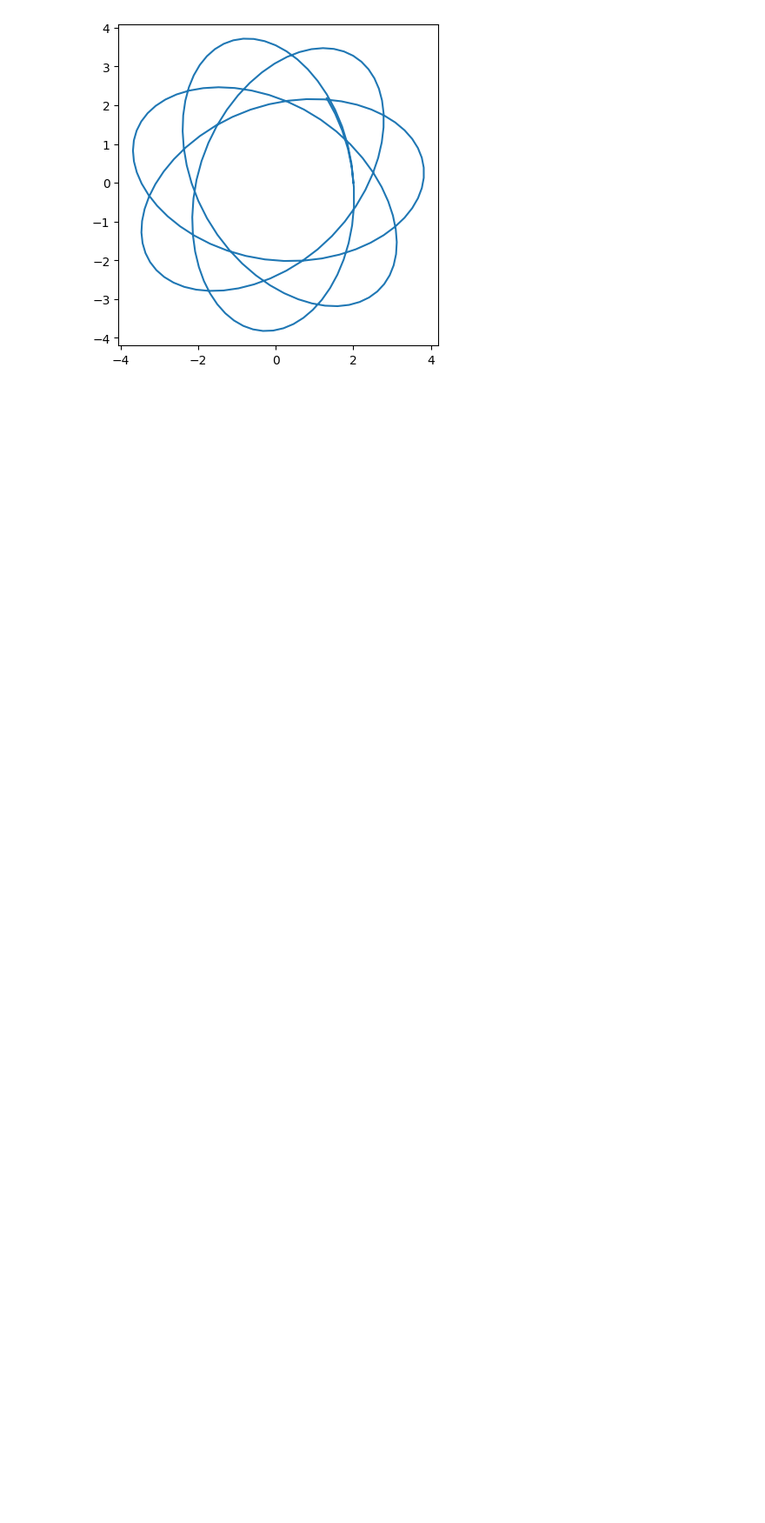
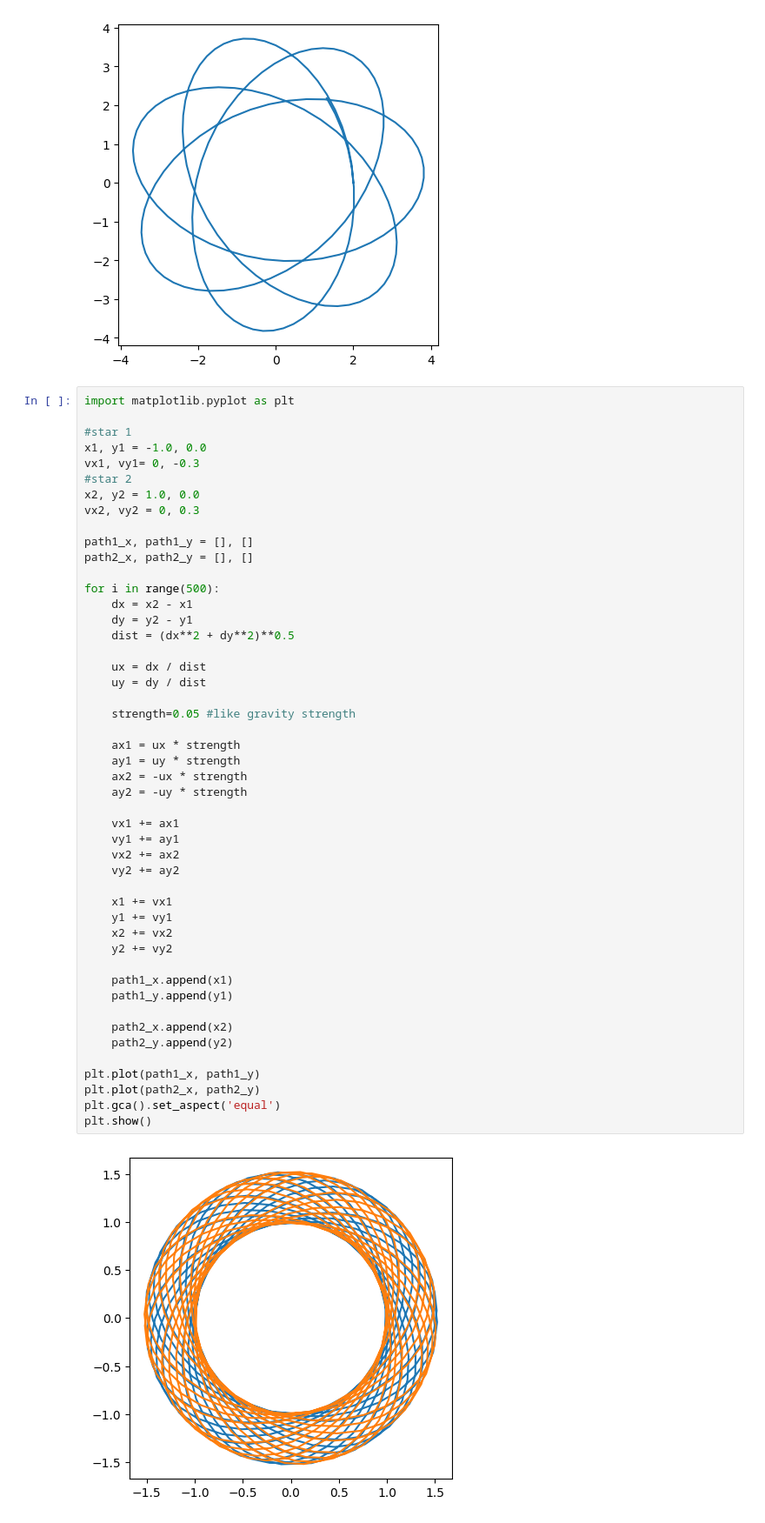
Before and after one commit to theliterallynoone/binary-stars, a Jupyter notebook: first.ipynb, the cells around one changed output. Shown at 87% size. Saved outputs shown, nothing was run; the diff lists cells and outputs as text; blank space fills up the shorter version.

```diff
--- a/first.ipynb
+++ b/first.ipynb
@@ -48,3 +48,53 @@ plt.gca().set_aspect('equal')
 plt.show()
 # %% [output]
 [figure]
+# %%
+import matplotlib.pyplot as plt
+
+#star 1
+x1, y1 = -1.0, 0.0
+vx1, vy1= 0, -0.3
+#star 2
+x2, y2 = 1.0, 0.0
+vx2, vy2 = 0, 0.3
+
+path1_x, path1_y = [], []
+path2_x, path2_y = [], []
+
+for i in range(500):
+    dx = x2 - x1
+    dy = y2 - y1
+    dist = (dx**2 + dy**2)**0.5
+
+    ux = dx / dist
+    uy = dy / dist
+
+    strength=0.05 #like gravity strength
+
+    ax1 = ux * strength
+    ay1 = uy * strength
+    ax2 = -ux * strength
+    ay2 = -uy * strength
+
+    vx1 += ax1
+    vy1 += ay1
+    vx2 += ax2
+    vy2 += ay2
+
+    x1 += vx1
+    y1 += vy1
+    x2 += vx2
+    y2 += vy2
+
+    path1_x.append(x1)
+    path1_y.append(y1)
+
+    path2_x.append(x2)
+    path2_y.append(y2)
+
+plt.plot(path1_x, path1_y)
+plt.plot(path2_x, path2_y)
+plt.gca().set_aspect('equal')
+plt.show()
+# %% [output]
+[figure, added]
```
Also changed, not shown: 1 other file.
